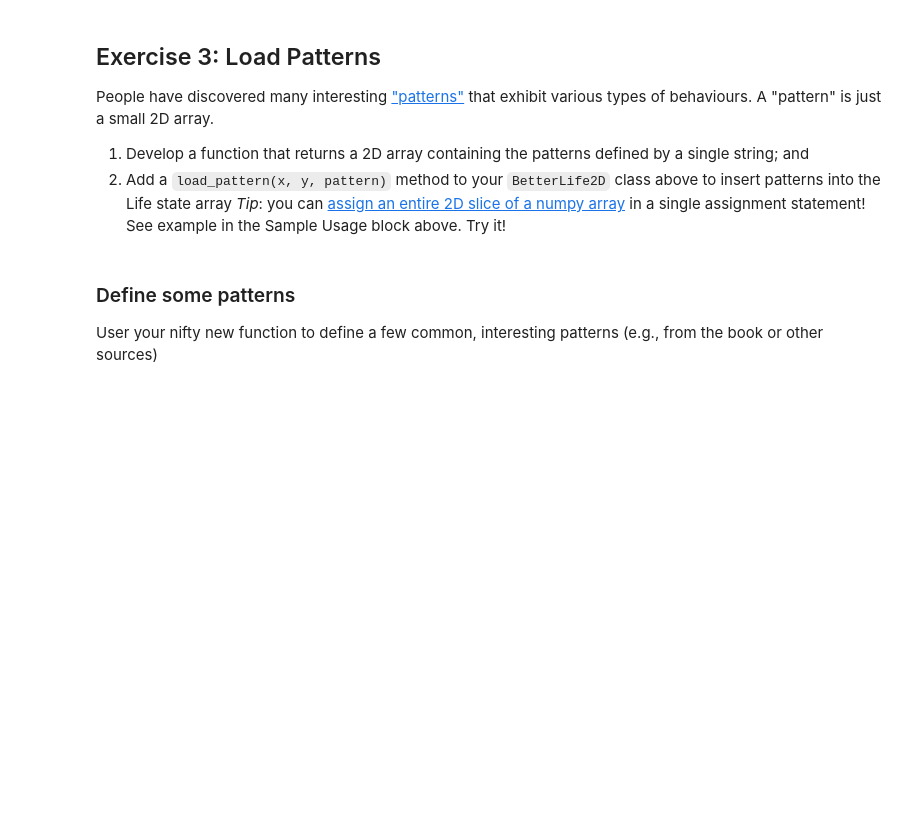
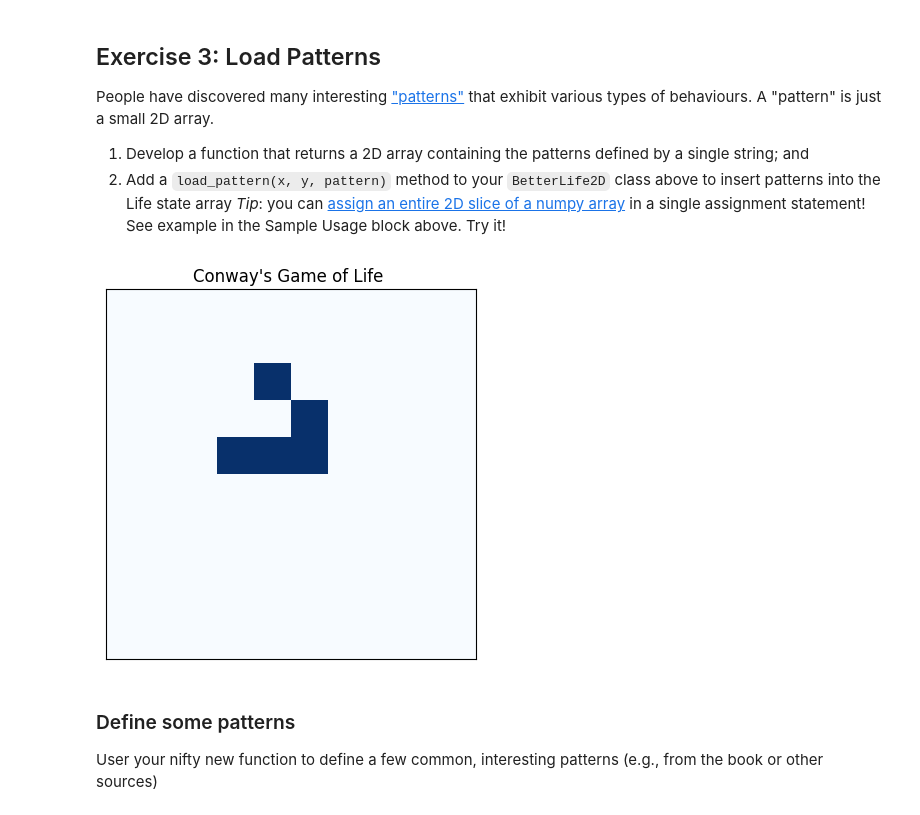
Before and after one commit to Jasn001/COMP_215, a Jupyter notebook: labs/lab08_GoL.ipynb, the cells around one changed output. Cells and saved outputs as stored; diff of their text form; code cells hidden in the pictures; blank space fills up the shorter version.

```diff
--- a/labs/lab08_GoL.ipynb
+++ b/labs/lab08_GoL.ipynb
@@ -235,3 +246,40 @@ glider_pattern = \
+# %%
+# Here's an example of the glider pattern from above defined in a single string...
+glider_pattern = \
+    """
+    010
+    001
+    111
+    """
+
+# Ex. 3 your code here...
+
+def string_to_pattern(pattern_str):
+    """ Convert a pattern string (with rows separated by newlines) into a 2D numpy array """
+    rows = pattern_str.strip().split('\n')
+    return np.array([[int(cell) for cell in row] for row in rows], dtype=np.uint8)
+
+class BetterLife2D(Life2D):
+    """ Improvements on the basic Life2D model """
+
+    def load_pattern(self, x, y, pattern):
+        """ Load a pattern into the Life2D state at coordinates (x, y) """
+        pr, pc = pattern.shape
+        self.state[x:x+pr, y:y+pc] = pattern
+
+glider_pattern = """
+010
+001
+111
+"""
+
+glider = string_to_pattern(glider_pattern)
+life = BetterLife2D(10)
+life.load_pattern(2, 3, glider)
+
+life.draw()
+# %% [output]
+[figure, added]
 # %% [markdown]
 ### Define some patterns
 User your nifty new function to define a few common, interesting patterns (e.g., from the book or other sources)
```
Also changed, not shown: parts of 9 cells of this notebook.
